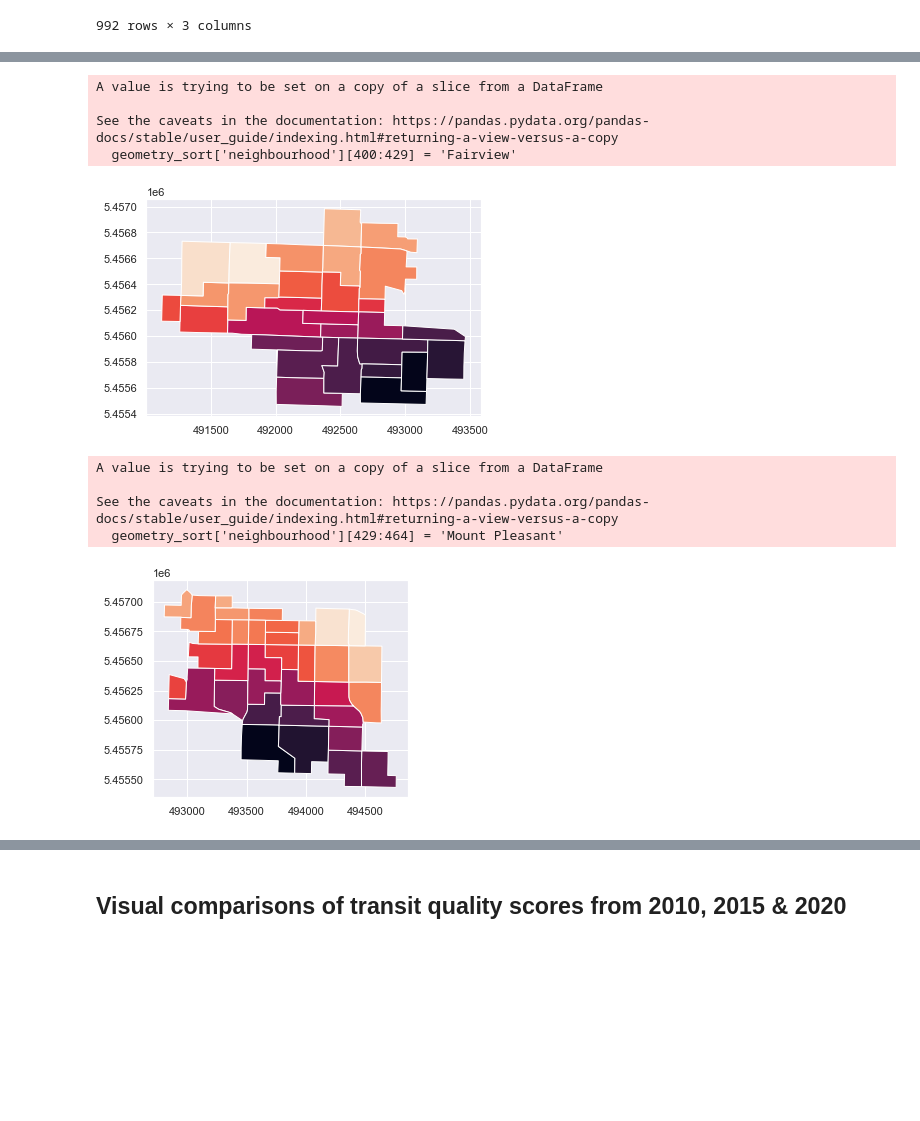
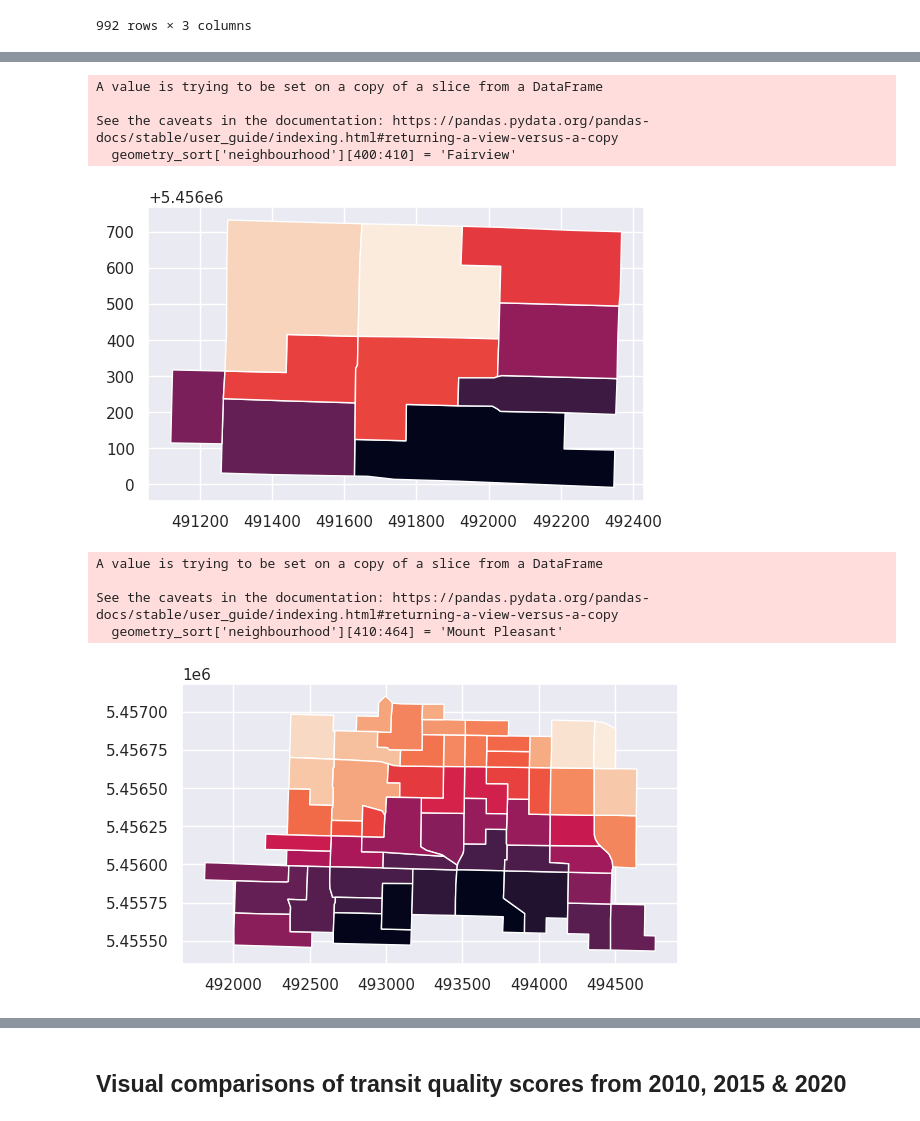
Before and after one commit to rebywong/cmpt353-project, a Jupyter notebook: vancouver_transit.ipynb, the cells around one changed output, grey strips where cells are left out. Cells and saved outputs as stored; diff of their text form; code cells hidden in the pictures; blank space fills up the shorter version.

```diff
--- a/vancouver_transit.ipynb
+++ b/vancouver_transit.ipynb
@@ -543,6 +551,6 @@ See the caveats in the documentation: https://pandas.pydata.org/pandas-docs/stab
 # %%
-geometry_sort[101:141].plot(column='quality_score')
-geometry_sort['neighbourhood'][101:141] = 'Dunbar-Southlands'
+geometry_sort[108:141].plot(column='quality_score')
+geometry_sort['neighbourhood'][108:141] = 'Dunbar-Southlands'
 # %% [output]
 A value is trying to be set on a copy of a slice from a DataFrame
 
@@ -620,6 +628,6 @@ See the caveats in the documentation: https://pandas.pydata.org/pandas-docs/stab
 # %%
-geometry_sort[292:372].plot(column='quality_score')
-geometry_sort['neighbourhood'][292:372] = 'Kitsilano'
+geometry_sort[292:351].plot(column='quality_score')
+geometry_sort['neighbourhood'][292:351] = 'Kitsilano'
 # %% [output]
 A value is trying to be set on a copy of a slice from a DataFrame
 
@@ -628,0 +637,3 @@ See the caveats in the documentation: https://pandas.pydata.org/pandas-docs/stab
+# %%
+geometry_sort[351:362].plot(column='quality_score')
+geometry_sort['neighbourhood'][351:362] = 'Arbutus-Ridge'
@@ -628,0 +646,3 @@ See the caveats in the documentation: https://pandas.pydata.org/pandas-docs/stab
+# %%
+geometry_sort[362:372].plot(column='quality_score')
+geometry_sort['neighbourhood'][362:372] = 'Kitsilano'
@@ -648,21 +674,21 @@ See the caveats in the documentation: https://pandas.pydata.org/pandas-docs/stab
 # %%
-geometry_sort[400:429].plot(column='quality_score')
-geometry_sort['neighbourhood'][400:429] = 'Fairview'
+geometry_sort[400:410].plot(column='quality_score')
+geometry_sort['neighbourhood'][400:410] = 'Fairview'
 # %% [output]
 A value is trying to be set on a copy of a slice from a DataFrame
 
 See the caveats in the documentation: https://pandas.pydata.org/pandas-docs/stable/user_guide/indexing.html#returning-a-view-versus-a-copy
-  geometry_sort['neighbourhood'][400:429] = 'Fairview'
+  geometry_sort['neighbourhood'][400:410] = 'Fairview'
-[figure, old version]
+[figure, new version]
 # %%
-geometry_sort[429:464].plot(column='quality_score')
-geometry_sort['neighbourhood'][429:464] = 'Mount Pleasant'
+geometry_sort[410:464].plot(column='quality_score')
+geometry_sort['neighbourhood'][410:464] = 'Mount Pleasant'
 # %% [output]
 A value is trying to be set on a copy of a slice from a DataFrame
 
 See the caveats in the documentation: https://pandas.pydata.org/pandas-docs/stable/user_guide/indexing.html#returning-a-view-versus-a-copy
-  geometry_sort['neighbourhood'][429:464] = 'Mount Pleasant'
+  geometry_sort['neighbourhood'][410:464] = 'Mount Pleasant'
-[figure, old version]
+[figure, new version]
 # %%
 # part of Strathcona
 geometry_sort[464:474].plot(column='quality_score')
```
Also changed, not shown: parts of 67 cells of this notebook.
